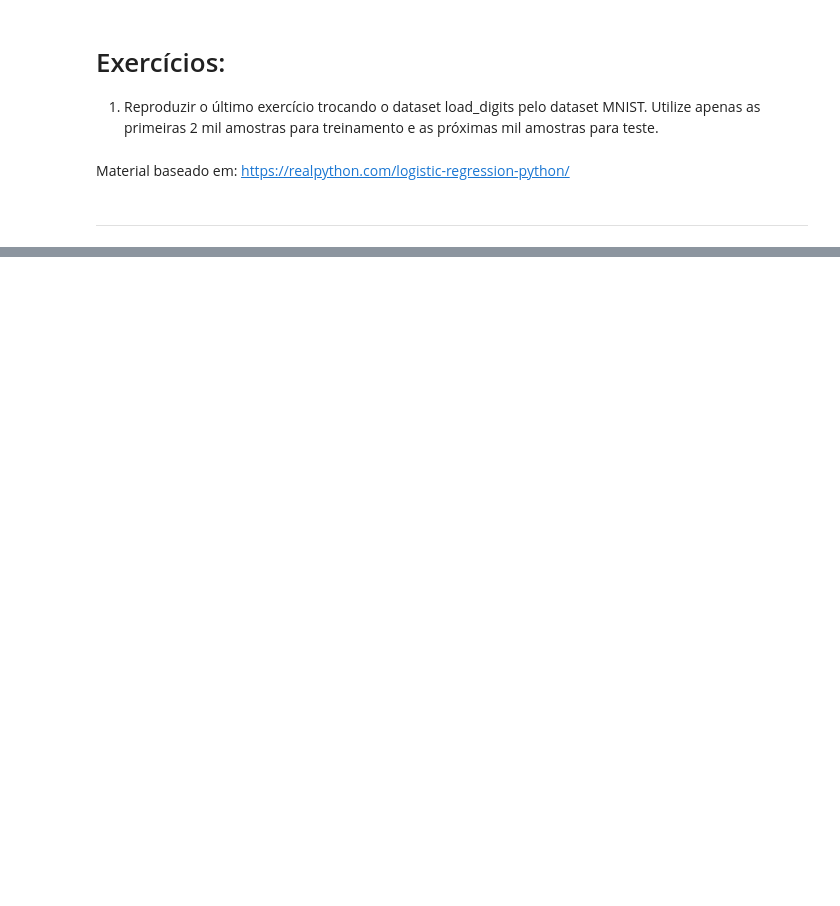
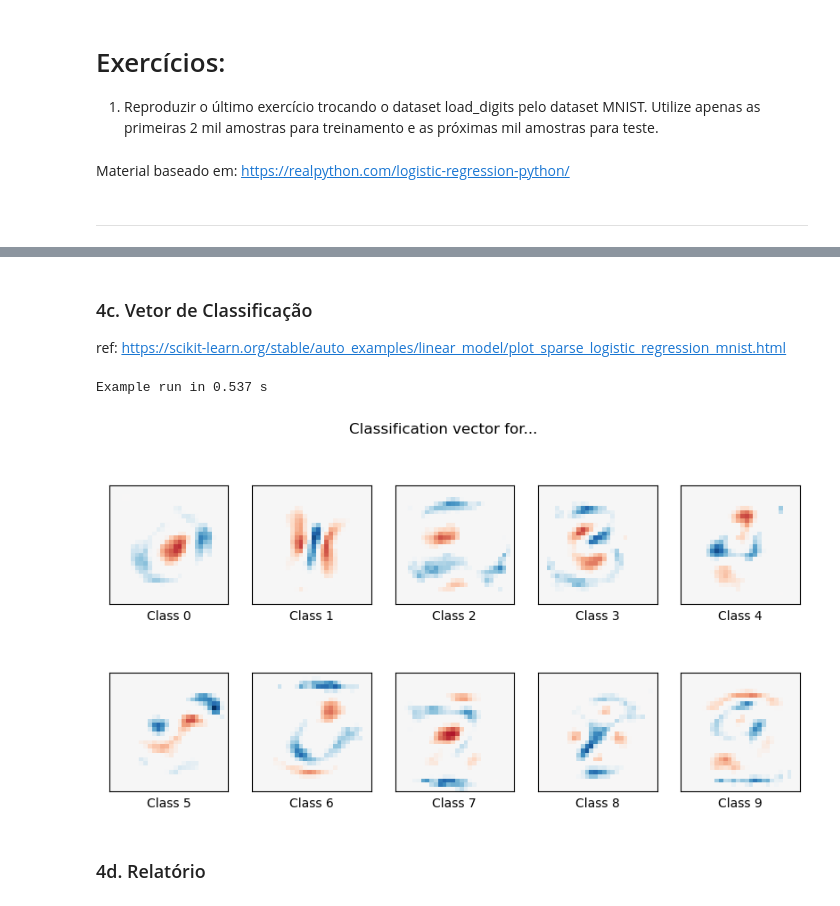
Before and after one commit to gus-phys/AI2-resources, a Jupyter notebook: 08-classificacao/aulas-praticas/aula1/regressao-logistica/MNISTLogisticRegression.ipynb, the cells around one changed output, grey strips where cells are left out. Drawn from its saved outputs; the diff is of its cells as text; code cells hidden in the pictures; blank space fills up the shorter version.

```diff
--- a/08-classificacao/aulas-praticas/aula1/regressao-logistica/MNISTLogisticRegression.ipynb
+++ b/08-classificacao/aulas-praticas/aula1/regressao-logistica/MNISTLogisticRegression.ipynb
@@ -42,0 +111,3 @@ mnist = fetch_openml('mnist_784', cache=True, data_home='~/data')
+# %% [markdown]
+### 4c. Vetor de Classificação
+ref: https://scikit-learn.org/stable/auto_examples/linear_model/plot_sparse_logistic_regression_mnist.html
@@ -42,0 +116,23 @@ mnist = fetch_openml('mnist_784', cache=True, data_home='~/data')
+# %%
+t0 = time.time()
+# %%
+coef = model.coef_.copy()
+plt.figure(figsize=(10, 5))
+scale = np.abs(coef).max()
+for i in range(10):
+    l1_plot = plt.subplot(2, 5, i + 1)
+    l1_plot.imshow(coef[i].reshape(28, 28), interpolation='nearest',
+                   cmap=plt.cm.RdBu, vmin=-scale, vmax=scale)
+    l1_plot.set_xticks(())
+    l1_plot.set_yticks(())
+    l1_plot.set_xlabel('Class %i' % i)
+plt.suptitle('Classification vector for...')
+
+run_time = time.time() - t0
+print('Example run in %.3f s' % run_time)
+plt.show()
+# %% [output]
+Example run in 0.537 s
+[figure, added]
+# %% [markdown]
+### 4d. Relatório
```
Also changed, not shown: parts of 20 cells of this notebook.
